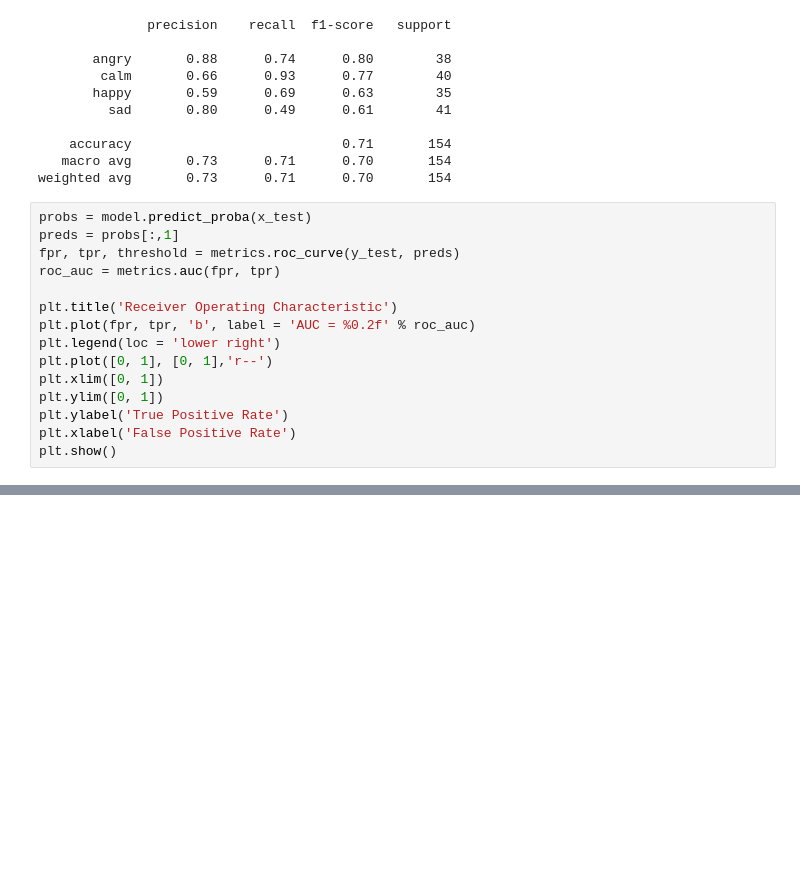
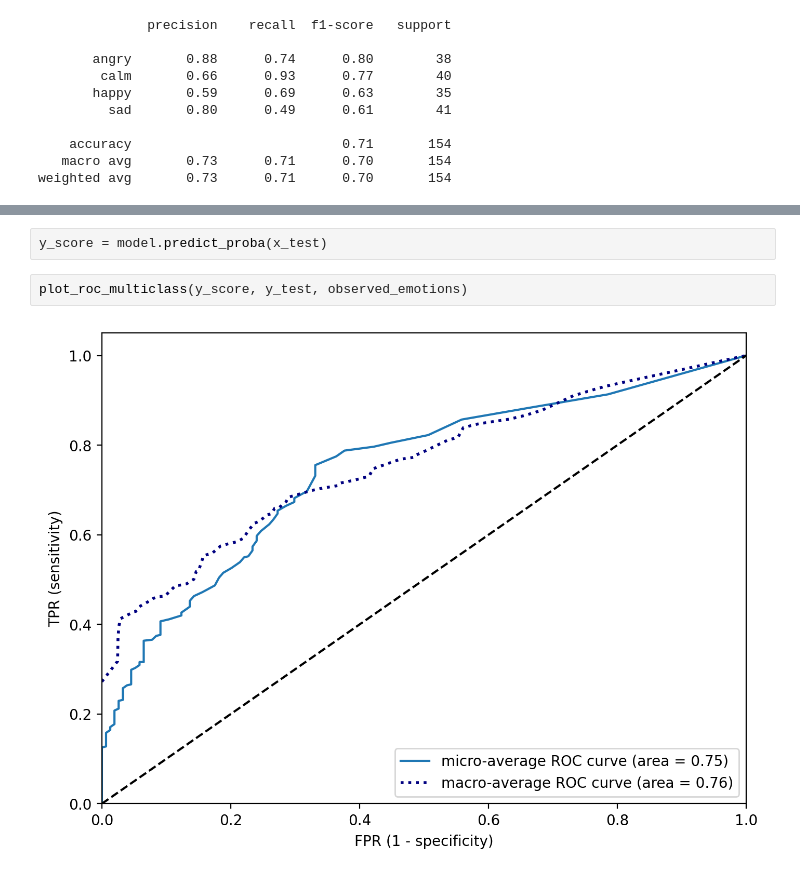
Before and after one commit to simenravnik/speech-emotion-recognition, a Jupyter notebook: recognition.ipynb, the cells around one changed output, grey strips where cells are left out. Drawn from its saved outputs; the diff is of its cells as text; blank space fills up the shorter version.

Commit message:
Implement roc curve visualization

```diff
--- a/recognition.ipynb
+++ b/recognition.ipynb
@@ -285,18 +286,3 @@ print(classification_report(y_test, y_pred))
     accuracy                           0.71       154
    macro avg       0.73      0.71      0.70       154
 weighted avg       0.73      0.71      0.70       154
-# %%
-probs = model.predict_proba(x_test)
-preds = probs[:,1]
-fpr, tpr, threshold = metrics.roc_curve(y_test, preds)
-roc_auc = metrics.auc(fpr, tpr)
-
-plt.title('Receiver Operating Characteristic')
-plt.plot(fpr, tpr, 'b', label = 'AUC = %0.2f' % roc_auc)
-plt.legend(loc = 'lower right')
-plt.plot([0, 1], [0, 1],'r--')
-plt.xlim([0, 1])
-plt.ylim([0, 1])
-plt.ylabel('True Positive Rate')
-plt.xlabel('False Positive Rate')
-plt.show()
@@ -302,0 +359,6 @@ plt.show()
+# %%
+y_score = model.predict_proba(x_test)
+# %%
+plot_roc_multiclass(y_score, y_test, observed_emotions)
+# %% [output]
+[figure, added]
```
Also changed, not shown: parts of 3 cells of this notebook, 1 other file.
